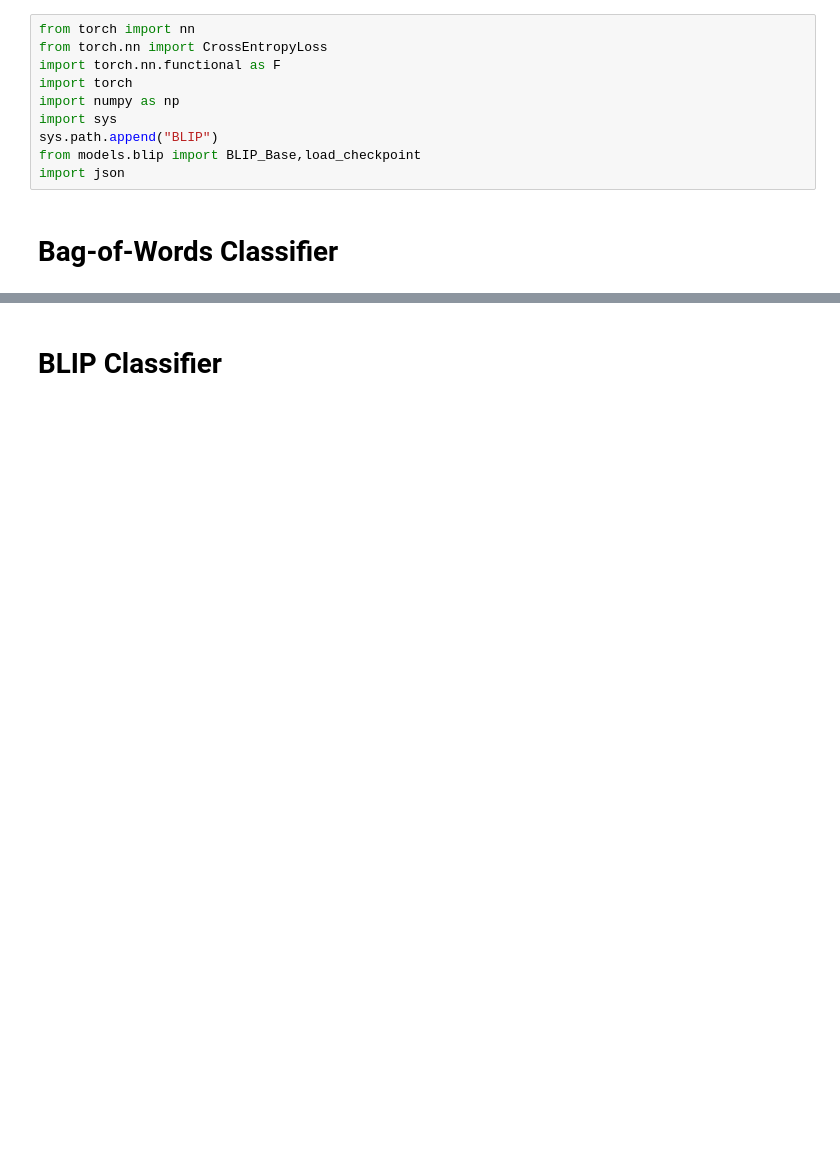
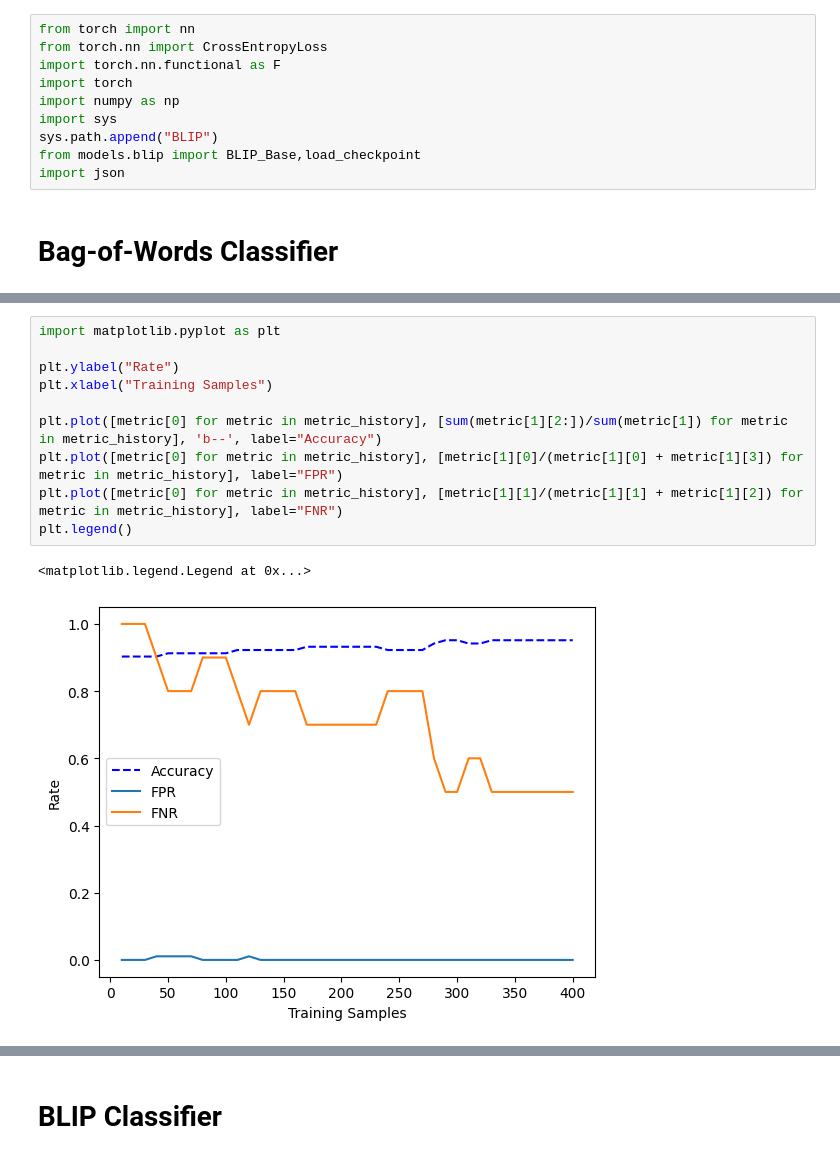
Before and after one commit to numbers1234567/custom-content-blocker, a Jupyter notebook: evaluation/train_online.ipynb, the cells around one changed output, grey strips where cells are left out. Saved outputs shown, nothing was run; the diff lists cells and outputs as text; blank space fills up the shorter version.

```diff
--- a/evaluation/train_online.ipynb
+++ b/evaluation/train_online.ipynb
@@ -103,3 +108,16 @@ plt.plot([metric[0] for metric in metric_history], [sum(metric[1][2:])/sum(metri
+# %%
+import matplotlib.pyplot as plt
+
+plt.ylabel("Rate")
+plt.xlabel("Training Samples")
+
+plt.plot([metric[0] for metric in metric_history], [sum(metric[1][2:])/sum(metric[1]) for metric in metric_history], 'b--', label="Accuracy")
+plt.plot([metric[0] for metric in metric_history], [metric[1][0]/(metric[1][0] + metric[1][3]) for metric in metric_history], label="FPR")
+plt.plot([metric[0] for metric in metric_history], [metric[1][1]/(metric[1][1] + metric[1][2]) for metric in metric_history], label="FNR")
+plt.legend()
+# %% [output]
+<matplotlib.legend.Legend at 0x...>
+[figure, added]
 # %%
 metric_history
 # %% [output]
```
Also changed, not shown: parts of 19 cells of this notebook.
